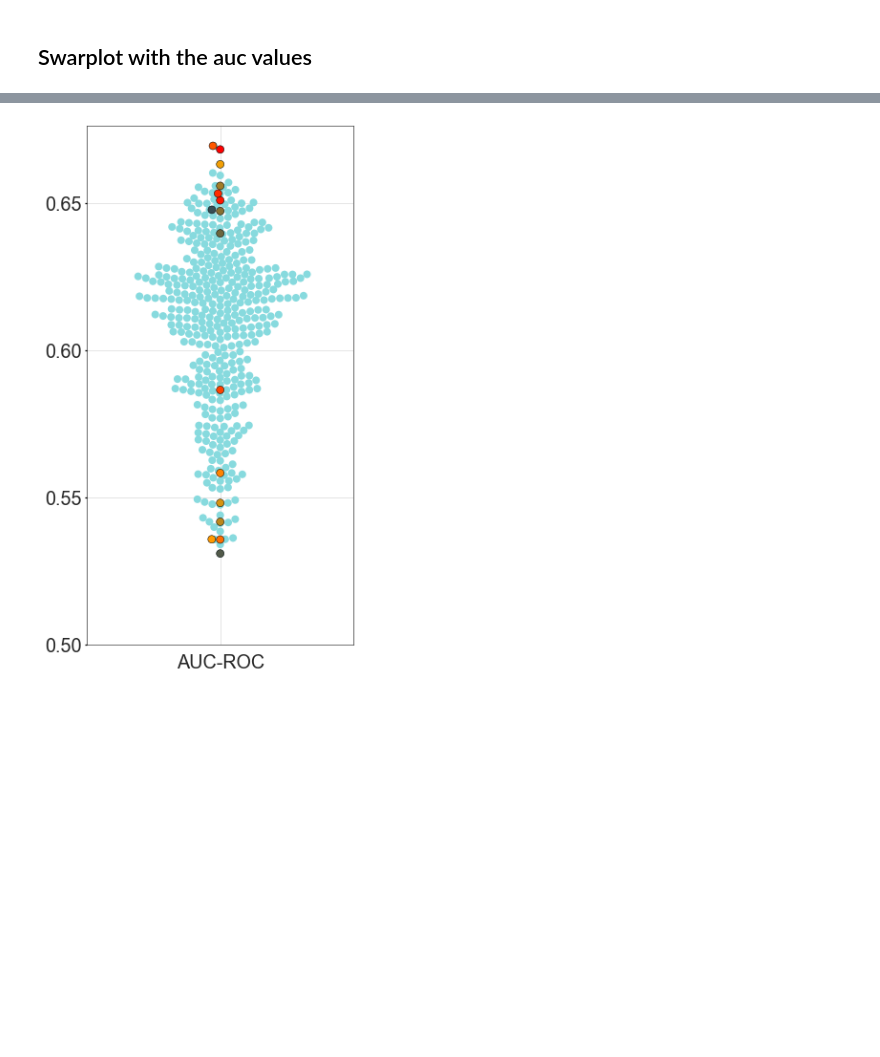
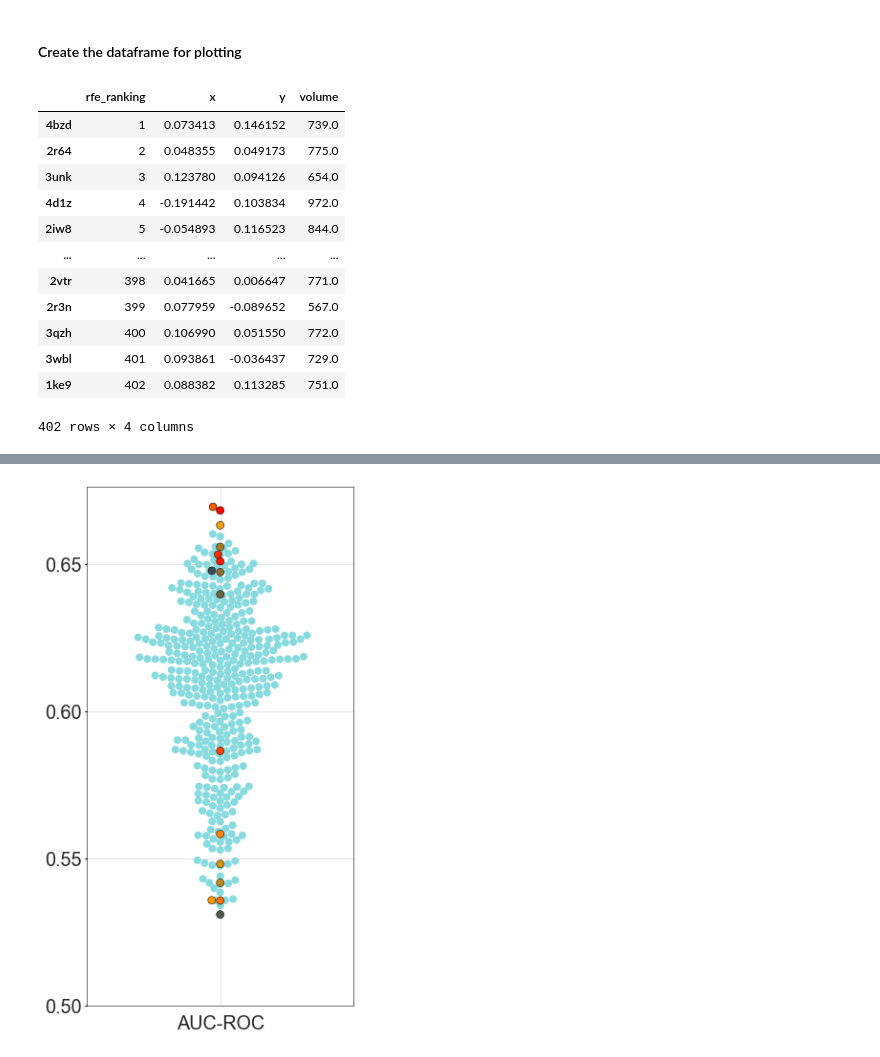
Before and after one commit to jRicciL/ML-ensemble-docking, a Jupyter notebook: cdk2/5_Machine_Learning/7_Best_Confs_MDS.ipynb, the cells around one changed output, grey strips where cells are left out. Drawn from its saved outputs; the diff is of its cells as text; code cells hidden in the pictures; blank space fills up the shorter version.

```diff
--- a/cdk2/5_Machine_Learning/7_Best_Confs_MDS.ipynb
+++ b/cdk2/5_Machine_Learning/7_Best_Confs_MDS.ipynb
@@ -168,2 +191,21 @@ R[write to console]: ── Conflicts ──────────────
-# %% [markdown]
-## Swarplot with the auc values
+# %% [markdown]
+#### Create the dataframe for plotting
+# %%
+# This is the final table for plotting
+df_volpk = df_prot[['rfe_ranking', 'vol_x', 'vol_y', 'volume']]
+df_volpk = df_volpk.rename({'vol_x': 'x', 'vol_y': 'y'}, axis = 1)
+df_volpk
+# %% [output]
+|  | rfe_ranking | x | y | volume |
+| 4bzd | 1 | 0.073413 | 0.146152 | 739.0 |
+| 2r64 | 2 | 0.048355 | 0.049173 | 775.0 |
+| 3unk | 3 | 0.123780 | 0.094126 | 654.0 |
+| 4d1z | 4 | -0.191442 | 0.103834 | 972.0 |
+| 2iw8 | 5 | -0.054893 | 0.116523 | 844.0 |
+| ... | ... | ... | ... | ... |
+| 2vtr | 398 | 0.041665 | 0.006647 | 771.0 |
+| 2r3n | 399 | 0.077959 | -0.089652 | 567.0 |
+| 3qzh | 400 | 0.106990 | 0.051550 | 772.0 |
+| 3wbl | 401 | 0.093861 | -0.036437 | 729.0 |
+| 1ke9 | 402 | 0.088382 | 0.113285 | 751.0 |
+402 rows × 4 columns
```
Also changed, not shown: parts of 31 cells of this notebook.
